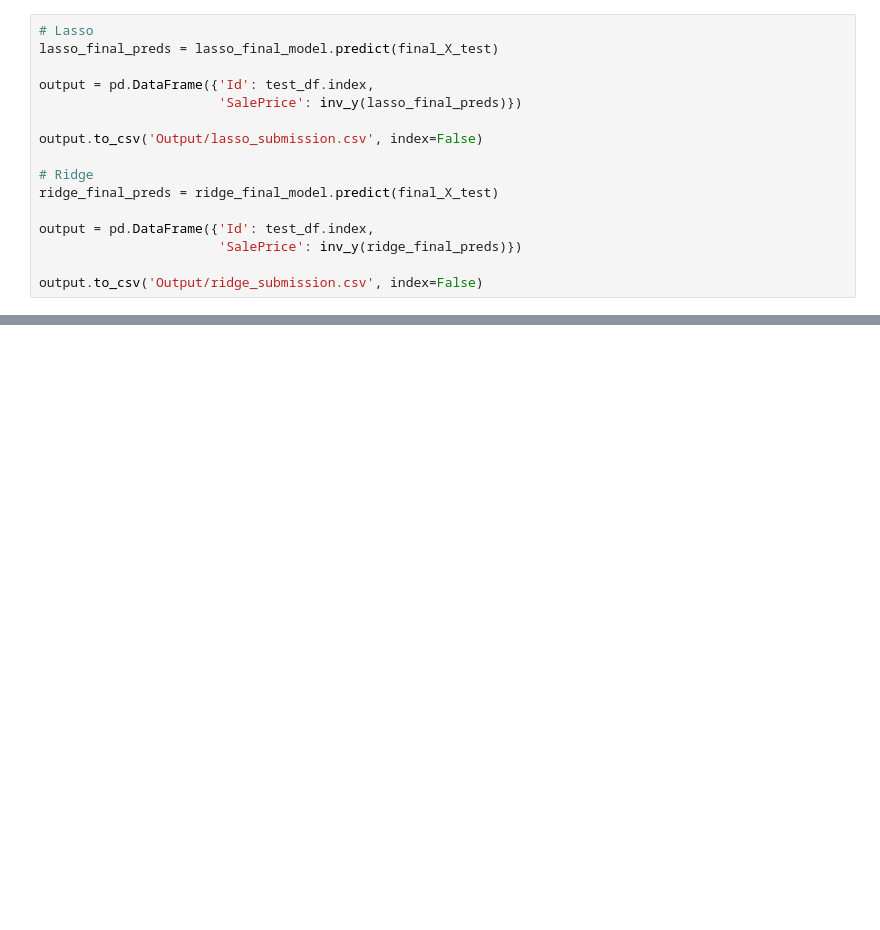
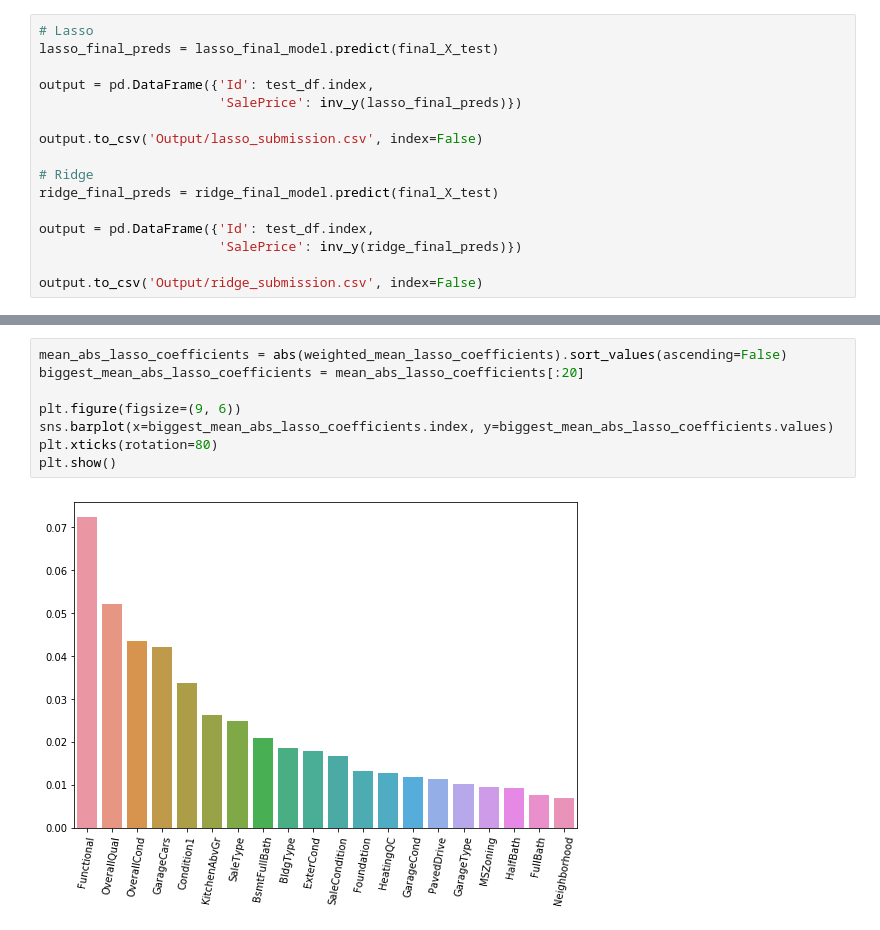
Before and after one commit to Jedrek369/HousingPrices, a Jupyter notebook: HousingPricesRegression.ipynb, the cells around one changed output, grey strips where cells are left out. Drawn from its saved outputs; the diff is of its cells as text; blank space fills up the shorter version.

```diff
--- a/HousingPricesRegression.ipynb
+++ b/HousingPricesRegression.ipynb
@@ -630,0 +678,10 @@ output.to_csv('Output/ridge_submission.csv', index=False)
+# %%
+mean_abs_lasso_coefficients = abs(weighted_mean_lasso_coefficients).sort_values(ascending=False)
+biggest_mean_abs_lasso_coefficients = mean_abs_lasso_coefficients[:20]
+
+plt.figure(figsize=(9, 6))
+sns.barplot(x=biggest_mean_abs_lasso_coefficients.index, y=biggest_mean_abs_lasso_coefficients.values)
+plt.xticks(rotation=80)
+plt.show()
+# %% [output]
+[figure, added]
```
Also changed, not shown: parts of 22 cells of this notebook.
